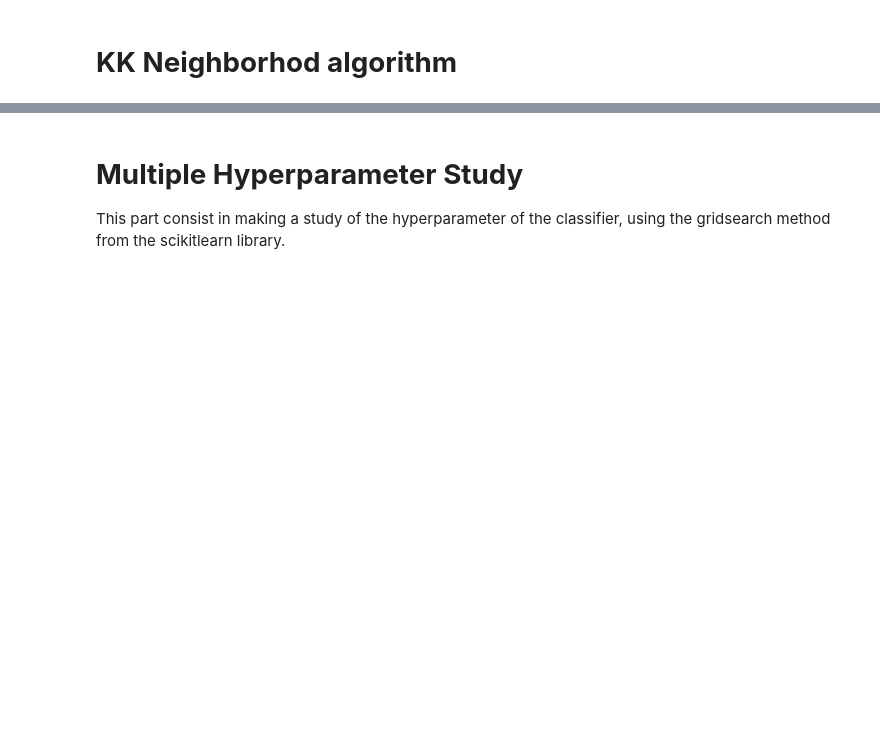
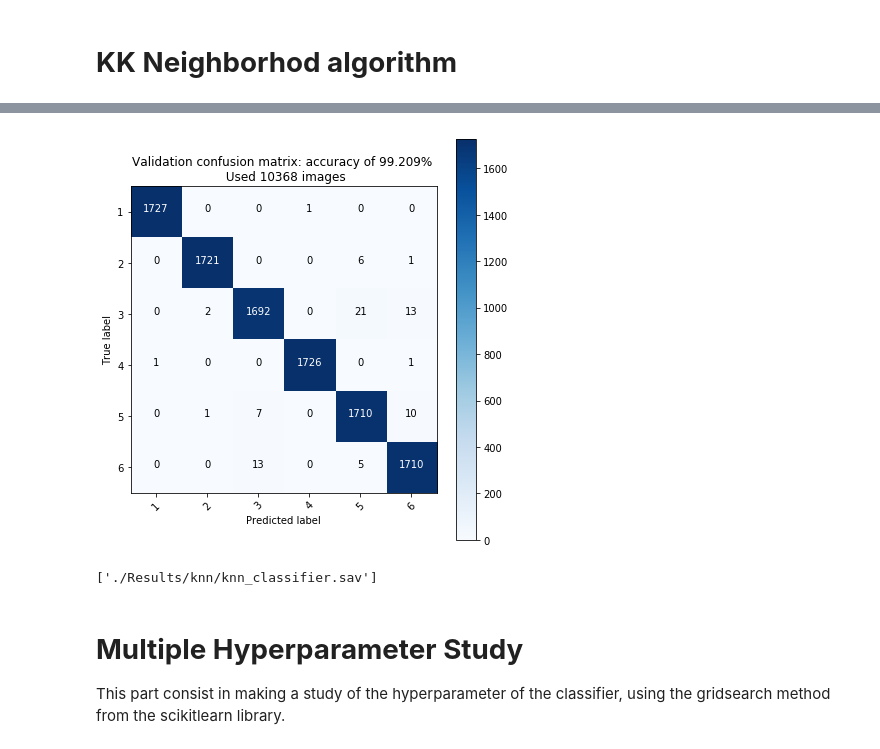
Before and after one commit to fernandolucasaa/Dice-Identification, a Jupyter notebook: secondAnalyse/knn.ipynb, the cells around one changed output, grey strips where cells are left out. Cells and saved outputs as stored; diff of their text form; code cells hidden in the pictures; blank space fills up the shorter version.

```diff
--- a/secondAnalyse/knn.ipynb
+++ b/secondAnalyse/knn.ipynb
@@ -286,3 +109,13 @@ This part contains the functions used to analyse the accuracy of the classifier
+# %%
+visualize_knn_Model(knn_classifier, X_validation, Y_validation,'./Results/knn/validation', 'Validation')
+# %% [output]
+[figure, added]
+# %%
+# save the classifier
+filename = './Results/knn/knn_classifier.sav'
+joblib.dump(knn_classifier, filename, compress = 3)
+# %% [output]
+['./Results/knn/knn_classifier.sav']
 # %% [markdown]
 # **Multiple Hyperparameter Study**
 This part consist in making a study of the hyperparameter of the classifier, using the gridsearch method from the scikitlearn library.
```
Also changed, not shown: parts of 41 cells of this notebook, 22 other files.
